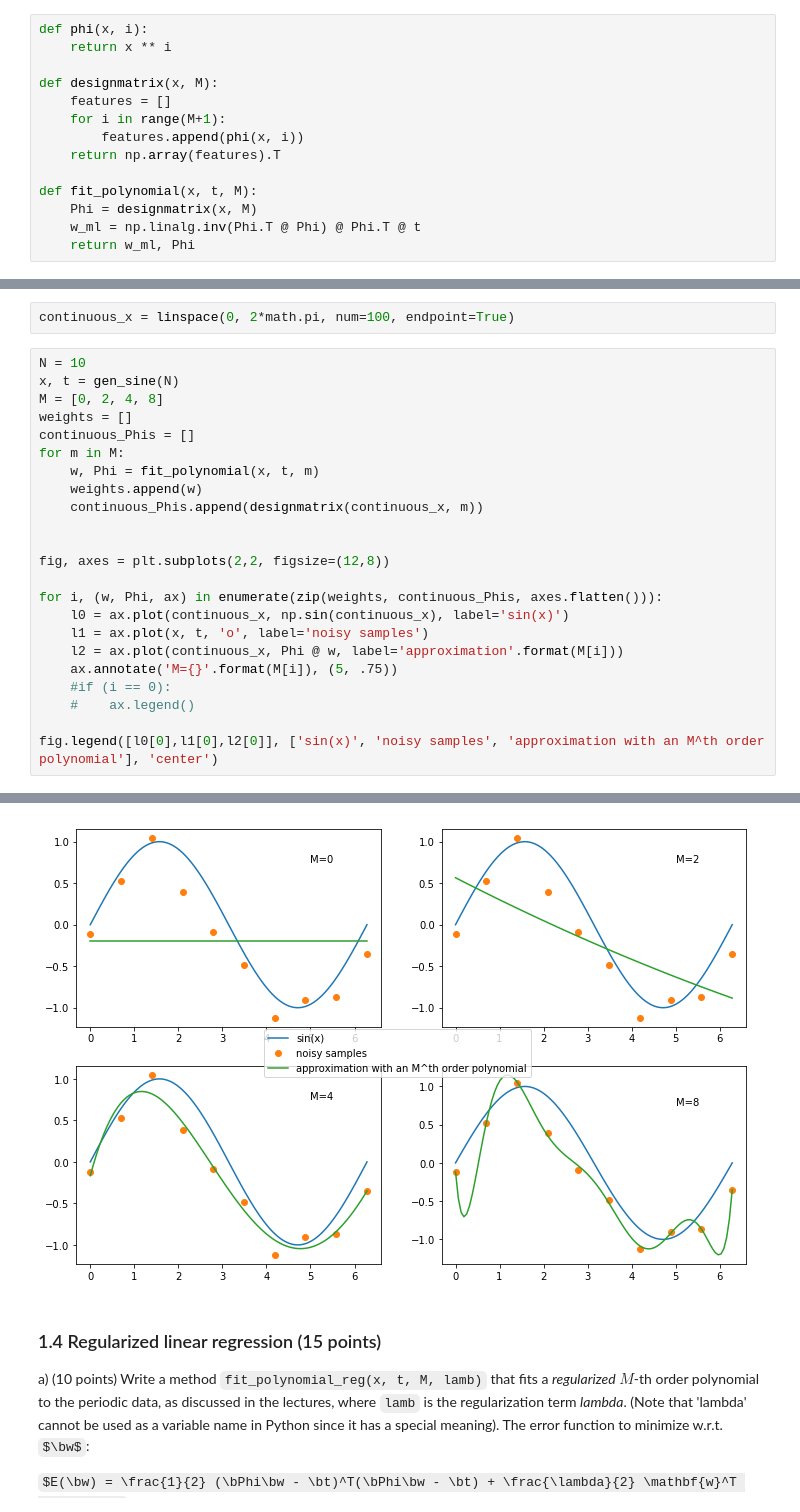
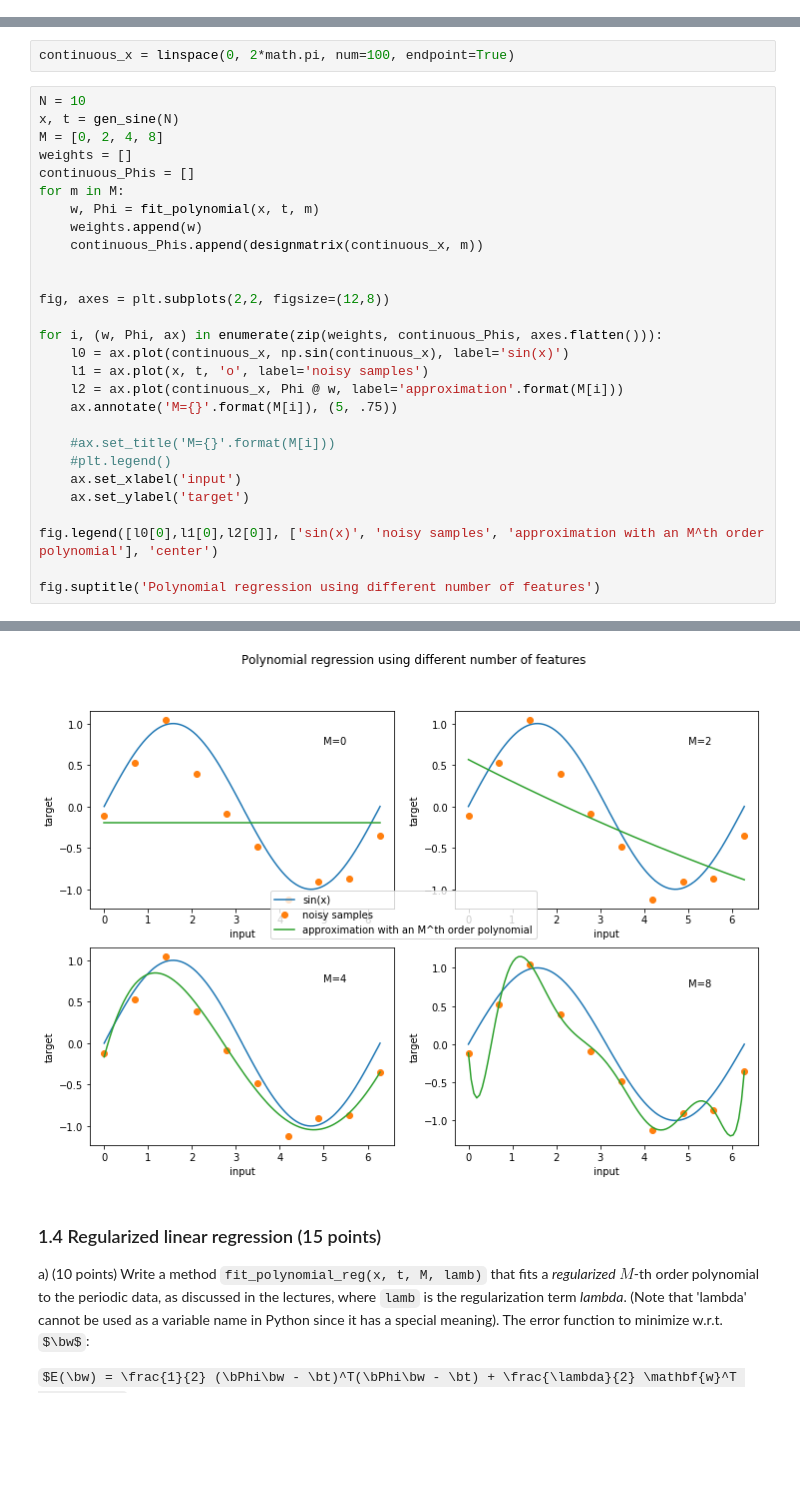
Before and after one commit to Curlykonda/machine-learning-1, a Jupyter notebook: lab1/12307912_12305782_lab1.ipynb, the cells around one changed output, grey strips where cells are left out. Drawn from its saved outputs; the diff is of its cells as text; some formulas as TeX source; blank space fills up the shorter version.

Commit message:
Labelled plots, fixed gen_sine2 function

```diff
--- a/lab1/12307912_12305782_lab1.ipynb
+++ b/lab1/12307912_12305782_lab1.ipynb
@@ -153,20 +153,6 @@ def fit_polynomial(x, t, M):
     Phi = designmatrix(x, M)
     w_ml = np.linalg.inv(Phi.T @ Phi) @ Phi.T @ t
     return w_ml, Phi
-# %%
-def phi(x, i):
-    return x ** i
-
-def designmatrix(x, M):
-    features = []
-    for i in range(M+1):
-        features.append(phi(x, i))
-    return np.array(features).T
-
-def fit_polynomial(x, t, M):
-    Phi = designmatrix(x, M)
-    w_ml = np.linalg.inv(Phi.T @ Phi) @ Phi.T @ t
-    return w_ml, Phi
 # %%
 ### Test your function
 N = 10
@@ -202,8 +188,13 @@ for i, (w, Phi, ax) in enumerate(zip(weights, continuous_Phis, axes.flatten())):
     l1 = ax.plot(x, t, 'o', label='noisy samples')
     l2 = ax.plot(continuous_x, Phi @ w, label='approximation'.format(M[i]))
     ax.annotate('M={}'.format(M[i]), (5, .75))
-    #if (i == 0):
-    #    ax.legend()
+
+    #ax.set_title('M={}'.format(M[i]))
+    #plt.legend()
+    ax.set_xlabel('input')
+    ax.set_ylabel('target')
 
 fig.legend([l0[0],l1[0],l2[0]], ['sin(x)', 'noisy samples', 'approximation with an M^th order polynomial'], 'center')
+
+fig.suptitle('Polynomial regression using different number of features')
 # %% [output]
@@ -211,4 +202,4 @@ fig.legend([l0[0],l1[0],l2[0]], ['sin(x)', 'noisy samples', 'approximation with
-[figure, old version]
+[figure, new version]
 # %% [markdown]
 ### 1.4 Regularized linear regression (15 points)
 
```
Also changed, not shown: parts of 18 cells of this notebook.
